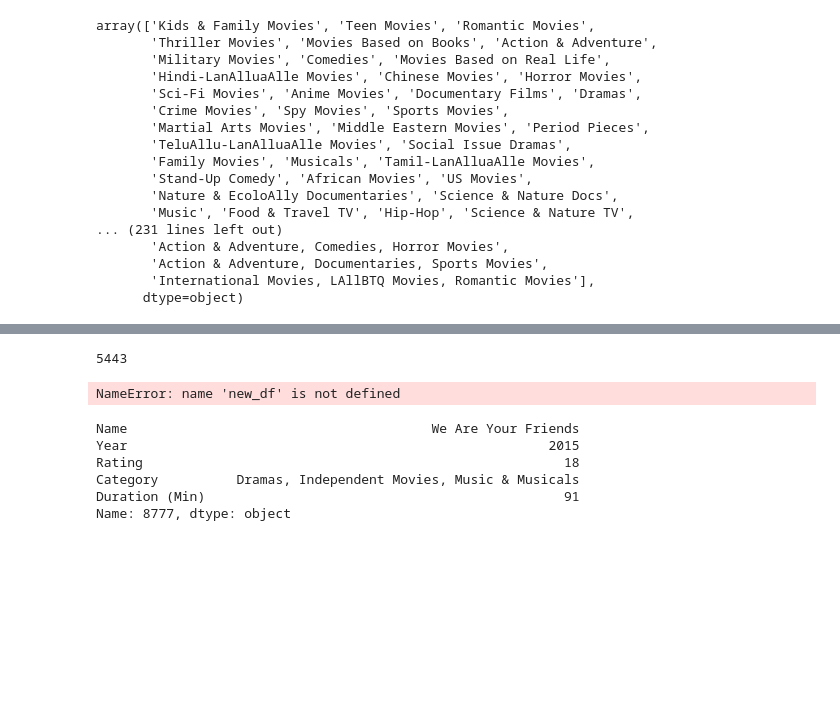
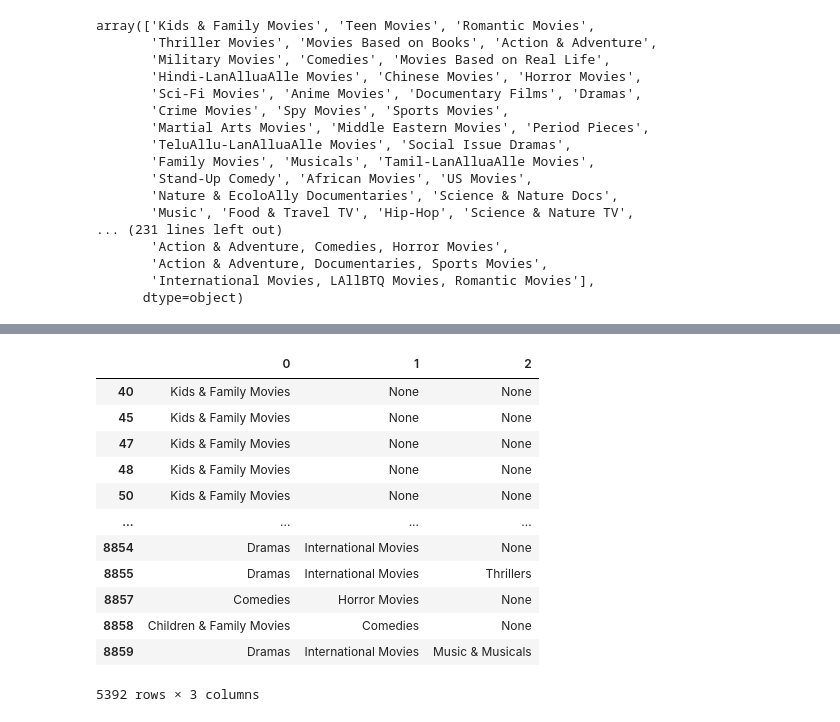
Before and after one commit to Sundakiy/Project-1-Team-2, a Jupyter notebook: Data.ipynb, the cells around one changed output, grey strips where cells are left out. Saved outputs shown, nothing was run; the diff lists cells and outputs as text; code cells hidden in the pictures; blank space fills up the shorter version.

```diff
--- a/Data.ipynb
+++ b/Data.ipynb
@@ -496,17 +320,0 @@ genre_df35.to_csv("netflix_clean.csv",encoding='utf-8')
-# %%
-genre_df35["Category"].value_counts().sum()
-# %% [output]
-5443
-# %%
-genre_df1.loc[new_df['Category'].str.contains('Music',regex=False), 'Category']
-# %% [output]
-NameError: name 'new_df' is not defined
-# %%
-genre_df1.loc[8777,:]
-# %% [output]
-Name                                       We Are Your Friends
-Year                                                      2015
-Rating                                                      18
-Category          Dramas, Independent Movies, Music & Musicals
-Duration (Min)                                              91
-Name: 8777, dtype: object
@@ -514,0 +321,17 @@ genre_df35["Category"].value_counts().to_csv("Counts_of_genre")
+# %%
+genre_split = df_cleaned['Category'].str.split(',', expand=True)
+genre_split
+# %% [output]
+|  | 0 | 1 | 2 |
+| 40 | Kids & Family Movies | None | None |
+| 45 | Kids & Family Movies | None | None |
+| 47 | Kids & Family Movies | None | None |
+| 48 | Kids & Family Movies | None | None |
+| 50 | Kids & Family Movies | None | None |
+| ... | ... | ... | ... |
+| 8854 | Dramas | International Movies | None |
+| 8855 | Dramas | International Movies | Thrillers |
+| 8857 | Comedies | Horror Movies | None |
+| 8858 | Children & Family Movies | Comedies | None |
+| 8859 | Dramas | International Movies | Music & Musicals |
+5392 rows × 3 columns
```
Also changed, not shown: parts of 31 cells of this notebook, 1 other file.
